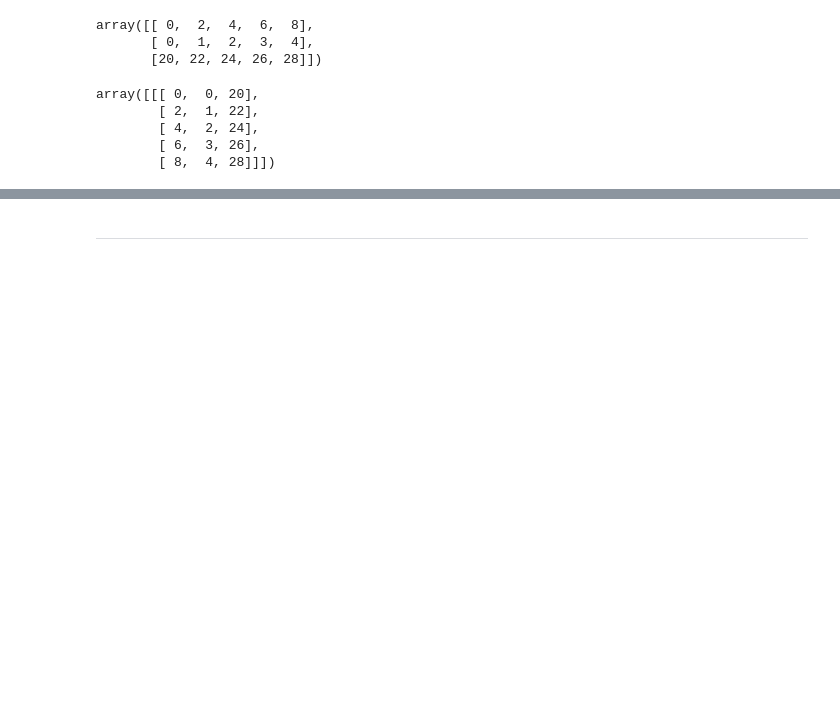
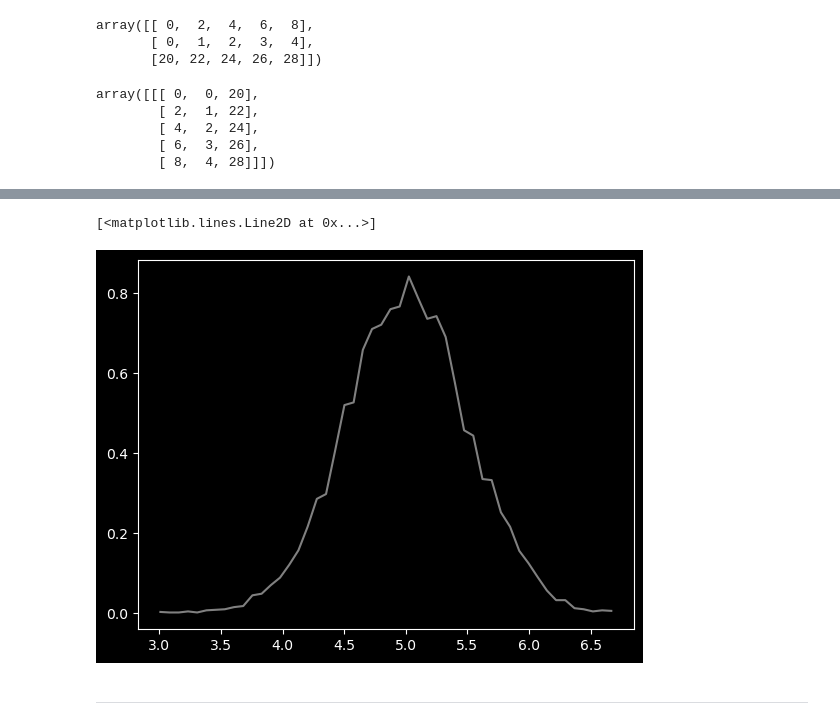
Before and after one commit to agentzero001/jupyter, a Jupyter notebook: Python_Libs/numpy/numpy_manual.ipynb, the cells around one changed output, grey strips where cells are left out. Saved outputs shown, nothing was run; the diff lists cells and outputs as text; code cells hidden in the pictures; blank space fills up the shorter version.

```diff
--- a/Python_Libs/numpy/numpy_manual.ipynb
+++ b/Python_Libs/numpy/numpy_manual.ipynb
@@ -866,5 +870,8 @@ import matplotlib.pyplot as plt
 # %%
-#plt.plot(.5 * (bins[1:] + bins[:-1]), n, color='red')
+plt.plot(.5 * (bins[1:] + bins[:-1]), n, color='gray')
+# %% [output]
+[<matplotlib.lines.Line2D at 0x...>]
+[figure, added]
 # %% [markdown]
 ------------------------
 # %%
```
Also changed, not shown: parts of 10 cells of this notebook, 1 other file.
